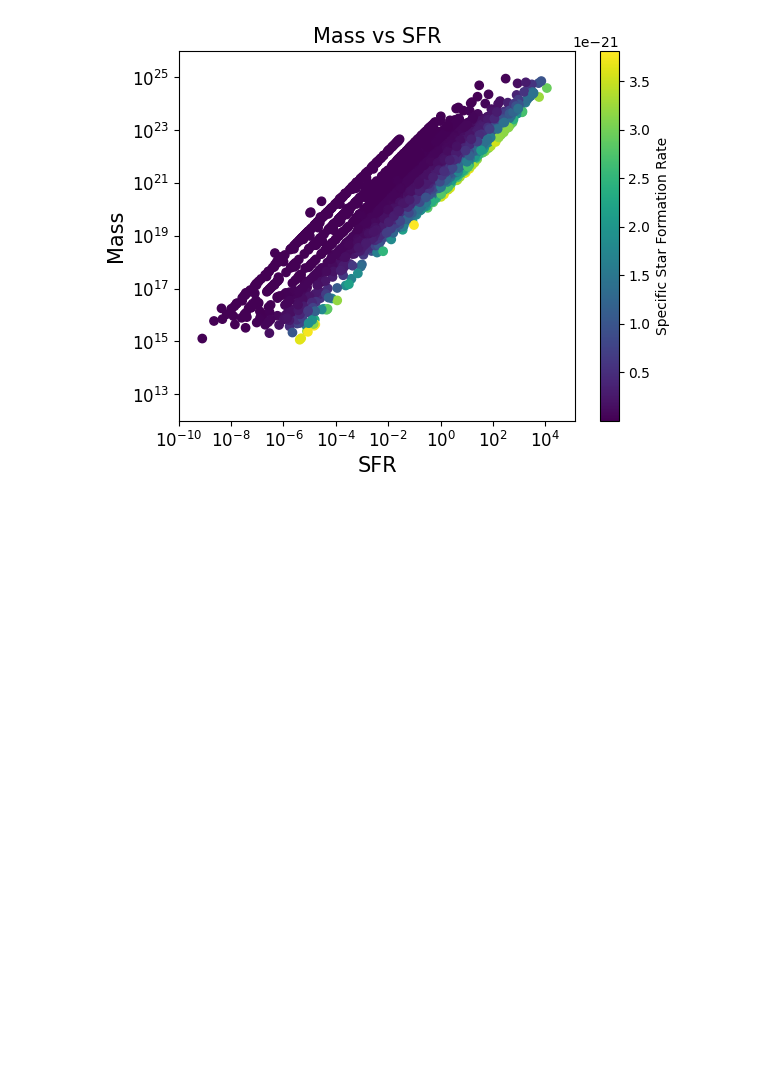
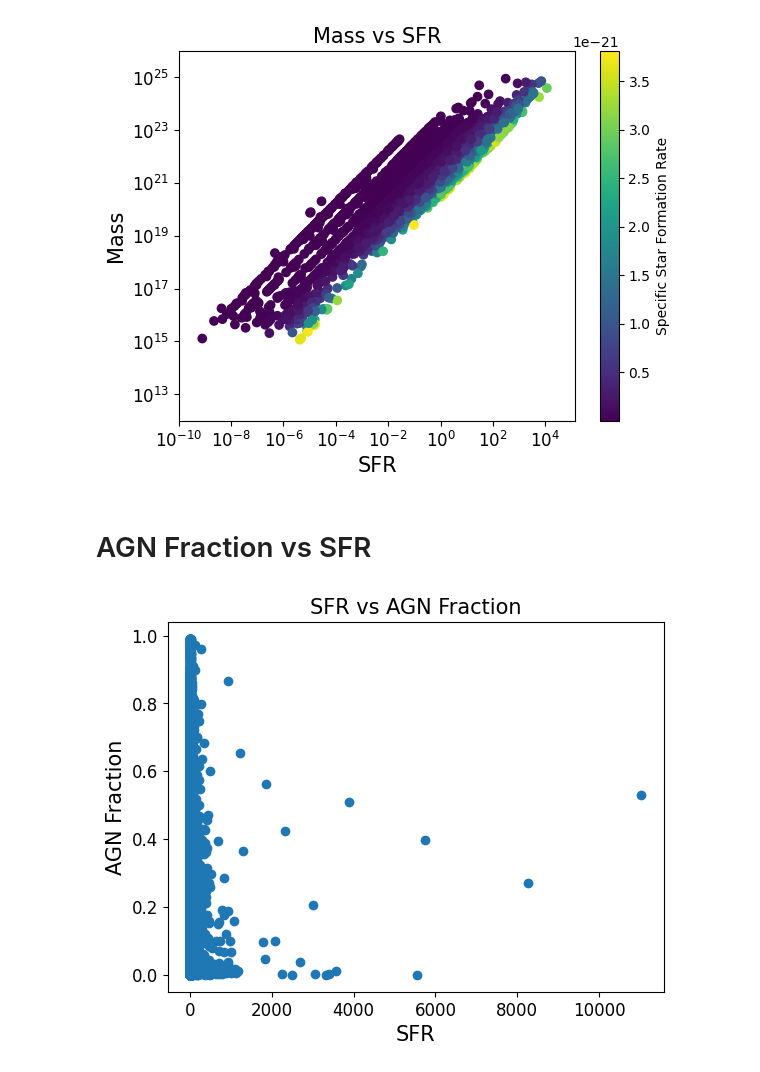
Before and after one commit to daniel-lyon/MPhil-Code, a Jupyter notebook: scaling_plots.ipynb, the cells around one changed output. Saved outputs shown, nothing was run; the diff lists cells and outputs as text; code cells hidden in the pictures; blank space fills up the shorter version.

```diff
--- a/scaling_plots.ipynb
+++ b/scaling_plots.ipynb
@@ -28,4 +28,21 @@ plt.xlim(left=1e-10)
 plt.savefig('CDFS/mass_vs_sfr.png')
 # %% [output]
 [figure]
+# %% [markdown]
+# AGN Fraction vs SFR
+# %%
+# Get SFR and AGN Fraction
+AGN_frac = df['bayes.agn.fracAGN']
+sfr = df['bayes.sfh.sfr']
+
+# Plot SFR vs AGN Fraction
+plt.scatter(sfr, AGN_frac)
+plt.title('AGN Fraction vs SFR', fontsize=15)
+plt.xlabel('SFR', fontsize=15)
+plt.ylabel('AGN Fraction', fontsize=15)
+plt.yticks(fontsize=12)
+plt.xticks(fontsize=12)
+plt.show()
+# %% [output]
+[figure, added]
 # %% [markdown]
```
Also changed, not shown: parts of 14 cells of this notebook.
